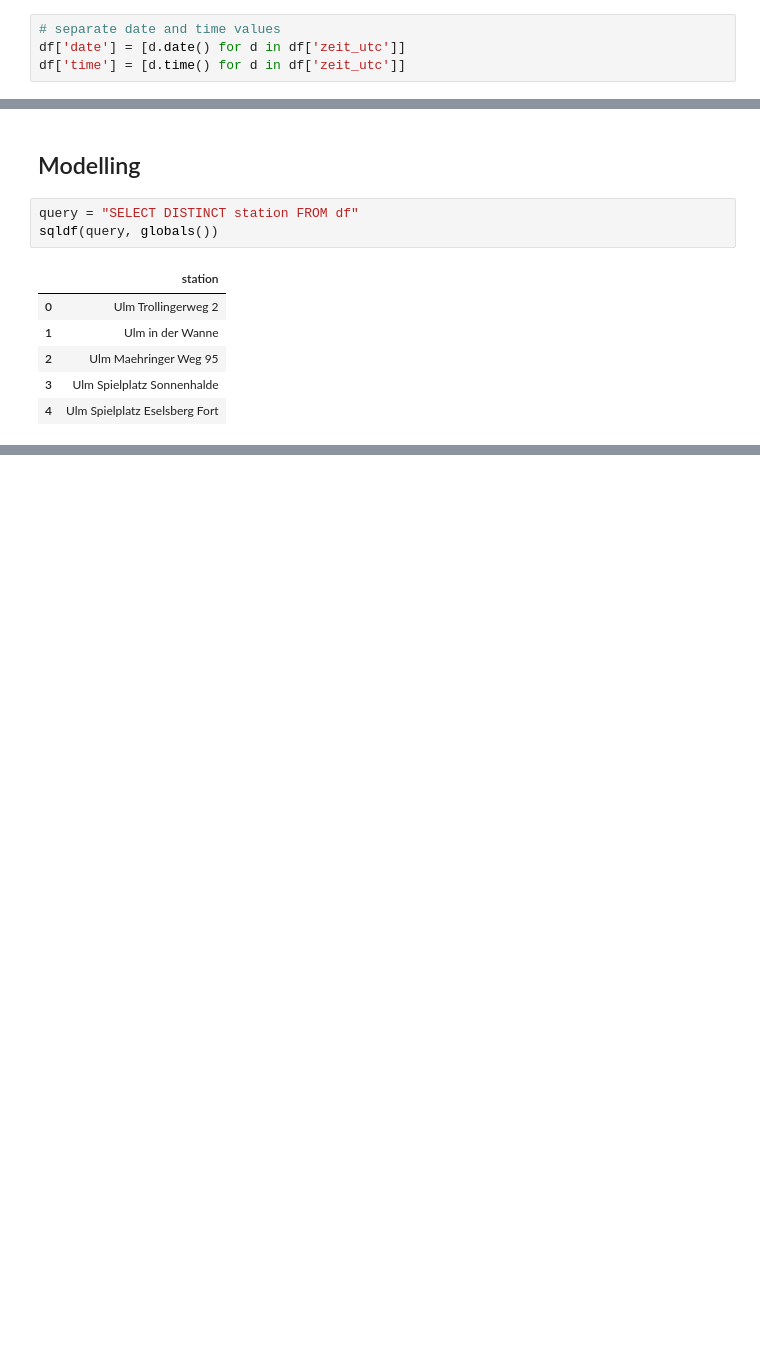
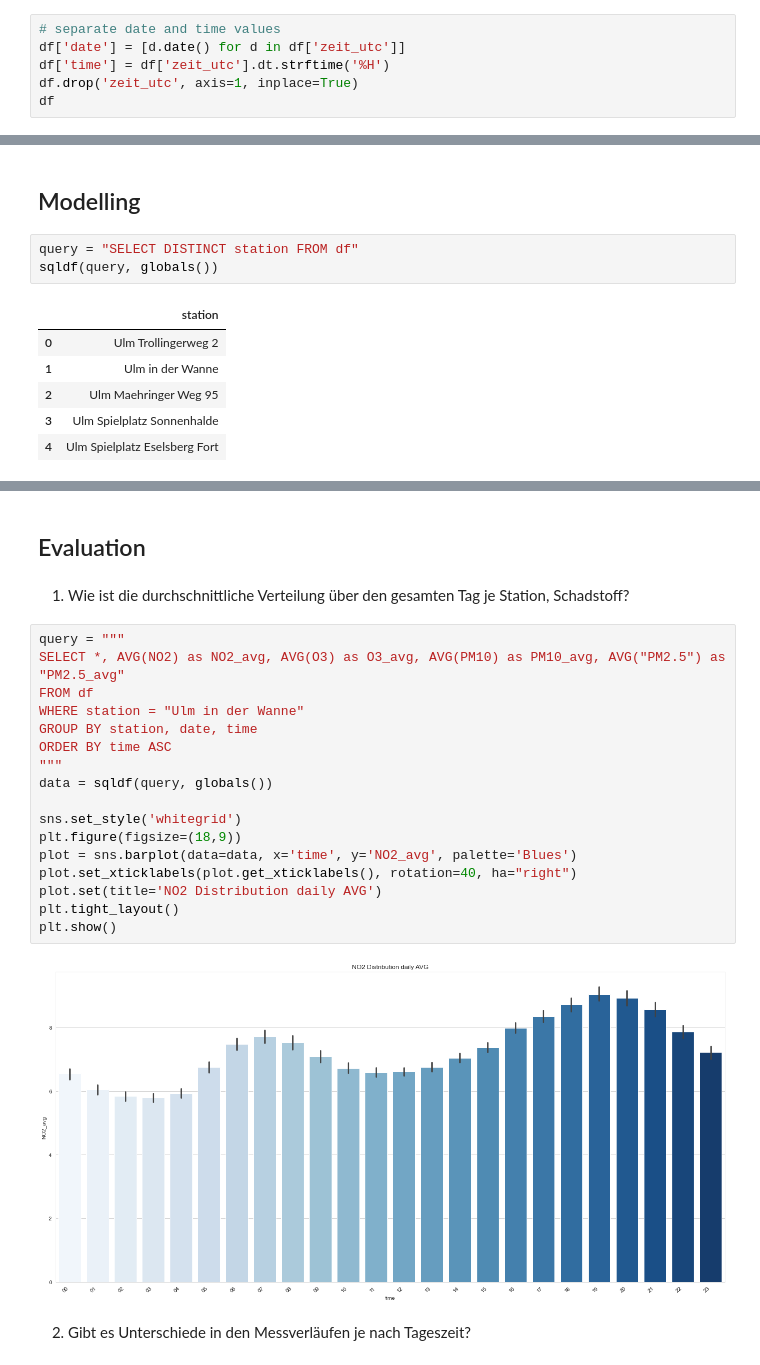
Before and after one commit to markuskuehnle/Projects, a Jupyter notebook: airquality.ipynb, the cells around one changed output, grey strips where cells are left out. Saved outputs shown, nothing was run; the diff lists cells and outputs as text; blank space fills up the shorter version.

```diff
--- a/airquality.ipynb
+++ b/airquality.ipynb
@@ -86,4 +86,6 @@ df['zeit_utc'] = pd.to_datetime(df['zeit_utc'])
 # %%
 # separate date and time values
 df['date'] = [d.date() for d in df['zeit_utc']]
-df['time'] = [d.time() for d in df['zeit_utc']]
+df['time'] = df['zeit_utc'].dt.strftime('%H')
+df.drop('zeit_utc', axis=1, inplace=True)
+df
@@ -147,0 +221,25 @@ sqldf(query, globals())
+# %% [markdown]
+## Evaluation
+# %% [markdown]
+1. Wie ist die durchschnittliche Verteilung über den gesamten Tag je Station, Schadstoff?
+# %%
+query = """
+SELECT *, AVG(NO2) as NO2_avg, AVG(O3) as O3_avg, AVG(PM10) as PM10_avg, AVG("PM2.5") as "PM2.5_avg"
+FROM df
+WHERE station = "Ulm in der Wanne"
+GROUP BY station, date, time
+ORDER BY time ASC
+"""
+data = sqldf(query, globals())
+
+sns.set_style('whitegrid')
+plt.figure(figsize=(18,9))
+plot = sns.barplot(data=data, x='time', y='NO2_avg', palette='Blues')
+plot.set_xticklabels(plot.get_xticklabels(), rotation=40, ha="right")
+plot.set(title='NO2 Distribution daily AVG')
+plt.tight_layout()
+plt.show()
+# %% [output]
+[figure, added]
+# %% [markdown]
+2. Gibt es Unterschiede in den Messverläufen je nach Tageszeit?
```
Also changed, not shown: parts of 19 cells of this notebook.
